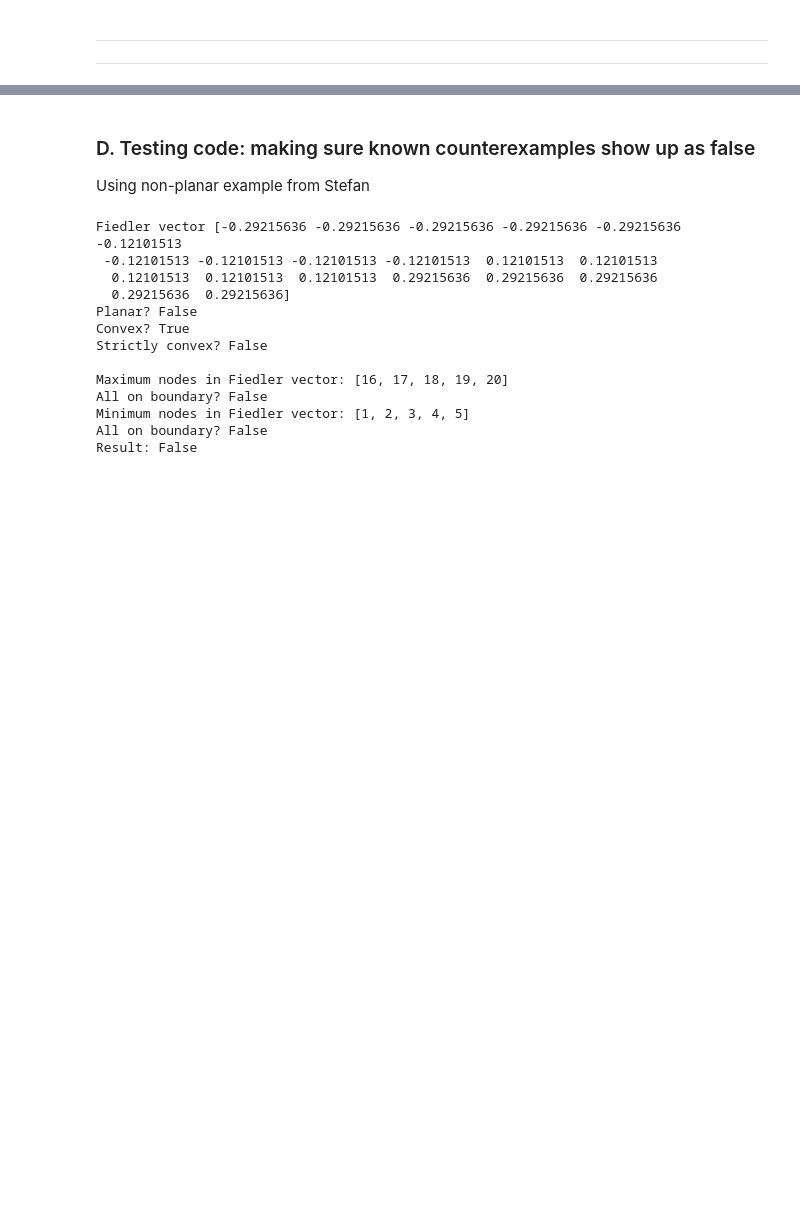
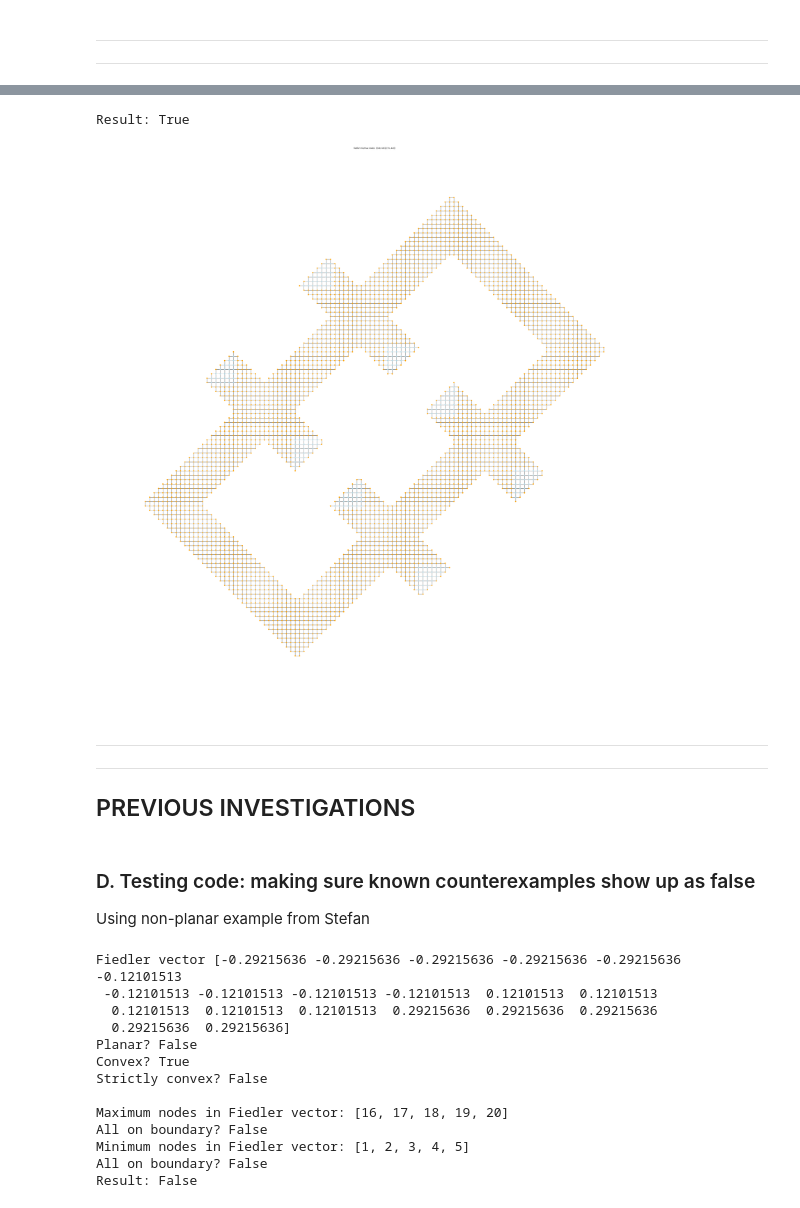
Before and after one commit to amaheshwari25/graph-hotspots, a Jupyter notebook: GraphHotSpots_Experiments.ipynb, the cells around one changed output, grey strips where cells are left out. Drawn from its saved outputs; the diff is of its cells as text; code cells hidden in the pictures; blank space fills up the shorter version.

```diff
--- a/GraphHotSpots_Experiments.ipynb
+++ b/GraphHotSpots_Experiments.ipynb
@@ -399,3 +426,13 @@ conj2, min_node2, max_node2, is_plan2, is_conv2, is_strict_conv2, bound_set2 = c
+# %%
+conj, min_node, max_node, is_plan, is_conv, is_strict_conv, bound_set = check_conjecture(
+    brick_rot, pos=brick_rot_pos, with_lab=False, sz=50, fig_size=(50,50), verbose=False)
+# %% [output]
+Result: True
+[figure, added]
+# %% [markdown]
+---
+---
+## PREVIOUS INVESTIGATIONS
 # %% [markdown]
 ### D. Testing code: making sure known counterexamples show up as false
 Using non-planar example from Stefan
```
Also changed, not shown: parts of 61 cells of this notebook.
